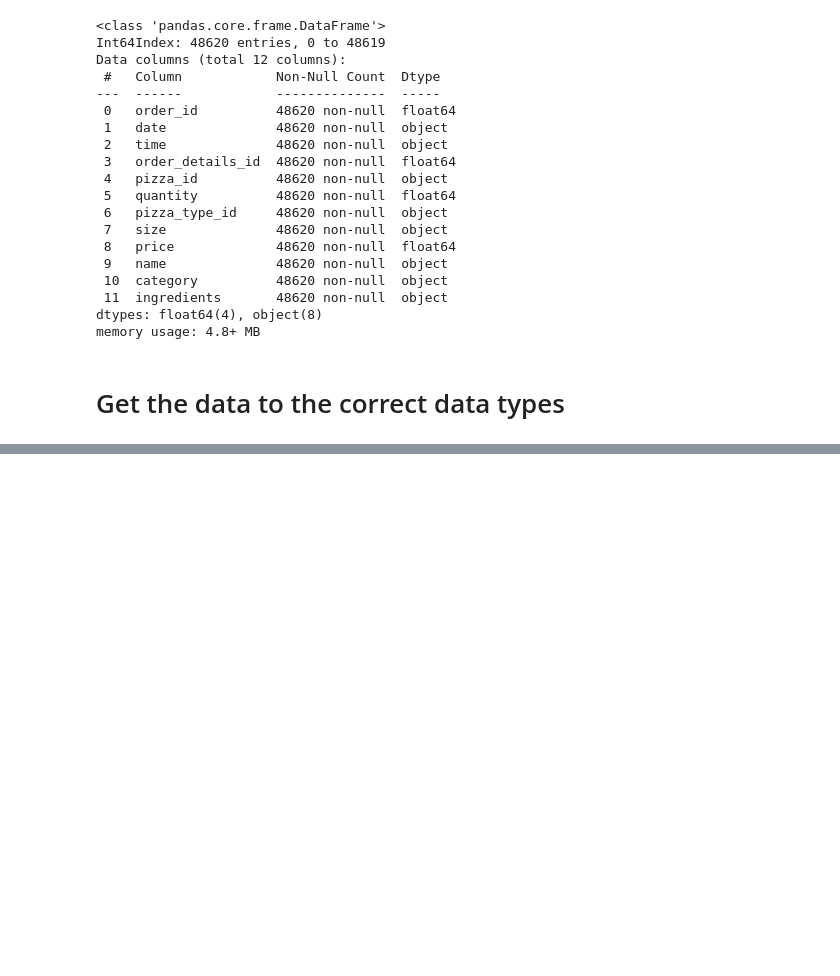
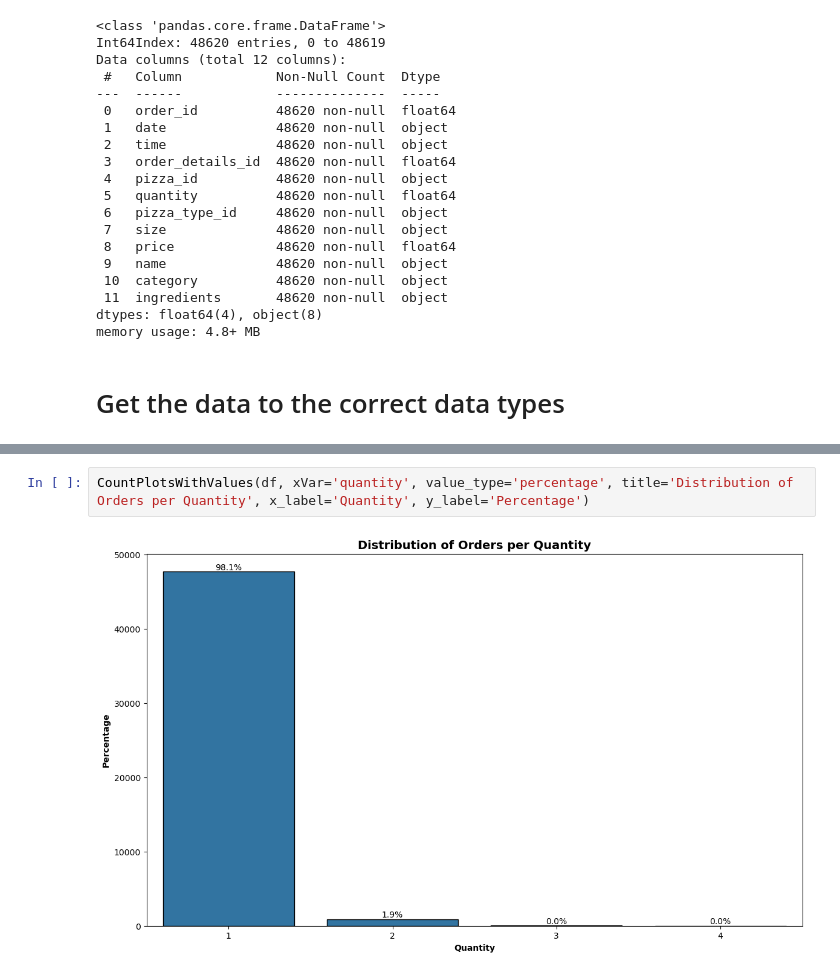
Before and after one commit to kelvinokumu/pizza_sales, a Jupyter notebook: exploratory_analysis.ipynb, the cells around one changed output, grey strips where cells are left out. Cells and saved outputs as stored; diff of their text form; blank space fills up the shorter version.

```diff
--- a/exploratory_analysis.ipynb
+++ b/exploratory_analysis.ipynb
@@ -263,0 +450,4 @@ ModuleNotFoundError: No module named 'xlwt'
+# %%
+CountPlotsWithValues(df, xVar='quantity', value_type='percentage', title='Distribution of Orders per Quantity', x_label='Quantity', y_label='Percentage')
+# %% [output]
+[figure, added]
```
Also changed, not shown: parts of 66 cells of this notebook, 5 other files.
